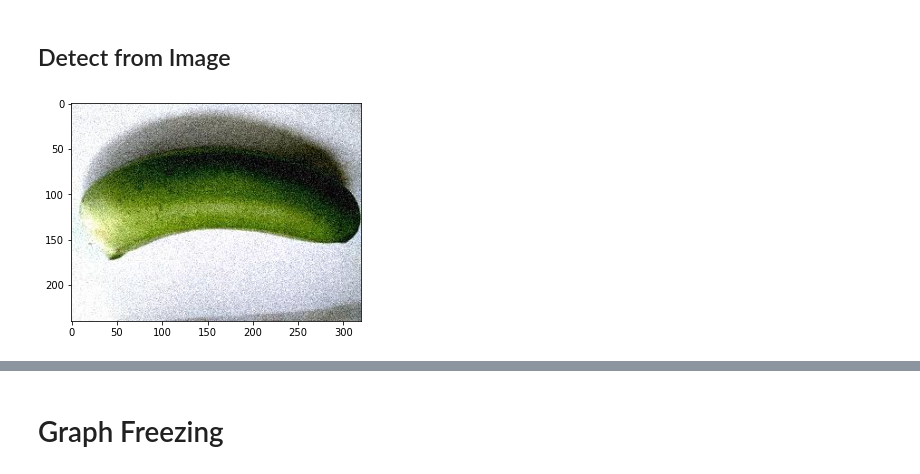
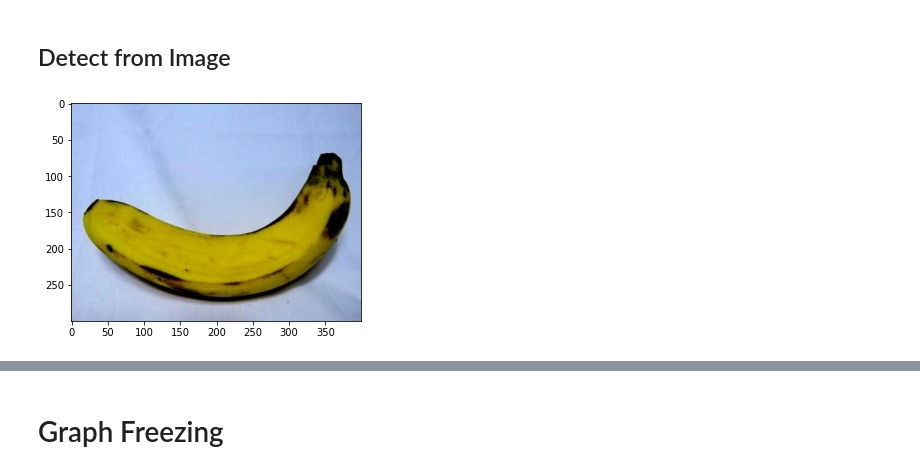
Before and after one commit to DonJM/FCLB-TFOD, a Jupyter notebook: FCLB_TFOD.ipynb, the cells around one changed output, grey strips where cells are left out. Cells and saved outputs as stored; diff of their text form; code cells hidden in the pictures.

```diff
--- a/FCLB_TFOD.ipynb
+++ b/FCLB_TFOD.ipynb
@@ -34,8 +34,9 @@ class Setup_Path:
       files = {
           "LABELMAP":os.path.join(self.getWorkspaces()['ANNOTATIONS_PATH'], "label_map.pbtxt"),
           'TFRECORD_SCRIPT':os.path.join(self.getWorkspaces()['PREPROCESSING_PATH'], 'generate_tfrecord.py'),
-          "PRETRAINED_MODEL_NAME": 'ssd_mobilenet_v2_fpnlite_320x320_coco17_tpu-8',
-          "PRETRAINED_MODEL_URL": 'http://download.tensorflow.org/models/object_detection/tf2/20200711/ssd_mobilenet_v2_fpnlite_320x320_coco17_tpu-8.tar.gz',
+          "PRETRAINED_MODEL_NAME": 'efficientdet_d1_coco17_tpu-32',
+          "PRETRAINED_MODEL_URL": 'http://download.tensorflow.org/models/object_detection/tf2/20200711/efficientdet_d1_coco17_tpu-32.tar.gz',
+          #"PRETRAINED_MODEL_URL": 'http://download.tensorflow.org/models/object_detection/tf2/20200711/ssd_mobilenet_v2_fpnlite_320x320_coco17_tpu-8.tar.gz',
           "PIPELINE_CONFIG": os.path.join("Tensorflow", "workspace", "training_demo", "my_ssd_mobnet", "pipeline.config")
       }
 
@@ -634,33 +640,35 @@ IMAGE_PATH = os.path.join(setup.getWorkspaces()['IMAGES_PATH'], 'test', 'fresh-6
 # %%
+IMAGE_PATH = os.path.join(setup.getWorkspaces()['IMAGES_PATH'], 'test', 'Fresh.5.jpg')
+
 img = cv2.imread(IMAGE_PATH)
 image_np = np.array(img)
 
 input_tensor = tf.convert_to_tensor(np.expand_dims(image_np, 0), dtype=tf.float32)
 detections = detect_fn(input_tensor)
 
 num_detections = int(detections.pop('num_detections'))
 detections = {key: value[0, :num_detections].numpy()
               for key, value in detections.items()}
 detections['num_detections'] = num_detections
 
 # detection_classes should be ints.
 detections['detection_classes'] = detections['detection_classes'].astype(np.int64)
 
 label_id_offset = 1
 image_np_with_detections = image_np.copy()
 
 viz_utils.visualize_boxes_and_labels_on_image_array(
             image_np_with_detections,
             detections['detection_boxes'],
             detections['detection_classes']+label_id_offset,
             detections['detection_scores'],
             category_index,
             use_normalized_coordinates=True,
             max_boxes_to_draw=5,
-            min_score_thresh=.8,
+            min_score_thresh=0.8,
             agnostic_mode=False)
 
 plt.imshow(cv2.cvtColor(image_np_with_detections, cv2.COLOR_BGR2RGB))
 plt.show()
 # %% [output]
-[figure, old version]
+[figure, new version]
```
Also changed, not shown: parts of 18 cells of this notebook.
